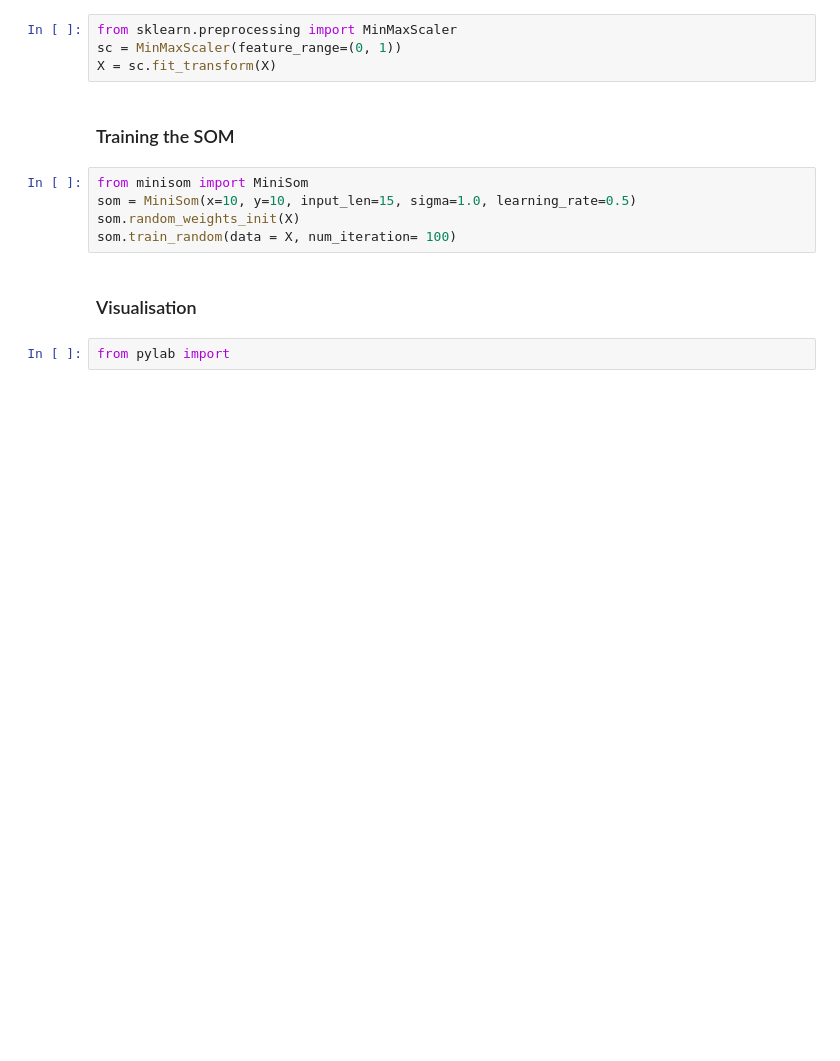
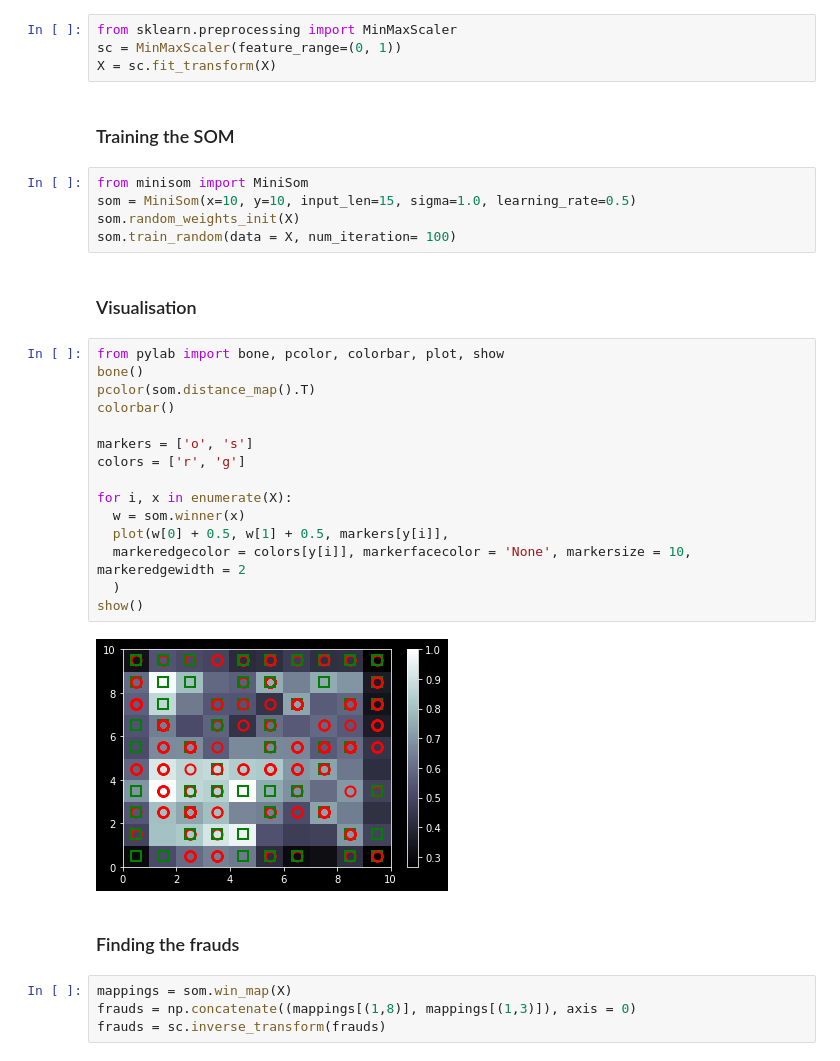
Before and after one commit to DevangML/AI-Common-Library, a Jupyter notebook: DL/Unsupervised DL/SOMs/notebook.ipynb, the cells around one changed output. Drawn from its saved outputs; the diff is of its cells as text; blank space fills up the shorter version.

```diff
--- a/DL/Unsupervised DL/SOMs/notebook.ipynb
+++ b/DL/Unsupervised DL/SOMs/notebook.ipynb
@@ -23,5 +23,26 @@ som.random_weights_init(X)
 som.train_random(data = X, num_iteration= 100)
 # %% [markdown]
 ### Visualisation
-# %%
-from pylab import
+# %%
+from pylab import bone, pcolor, colorbar, plot, show
+bone()
+pcolor(som.distance_map().T)
+colorbar()
+
+markers = ['o', 's']
+colors = ['r', 'g']
+
+for i, x in enumerate(X):
+  w = som.winner(x)
+  plot(w[0] + 0.5, w[1] + 0.5, markers[y[i]],
+  markeredgecolor = colors[y[i]], markerfacecolor = 'None', markersize = 10, markeredgewidth = 2
+  )
+show()
+# %% [output]
+[figure, added]
+# %% [markdown]
+### Finding the frauds
+# %%
+mappings = som.win_map(X)
+frauds = np.concatenate((mappings[(1,8)], mappings[(1,3)]), axis = 0)
+frauds = sc.inverse_transform(frauds)
```
Also changed, not shown: parts of 1 cell of this notebook, 2 other files.
